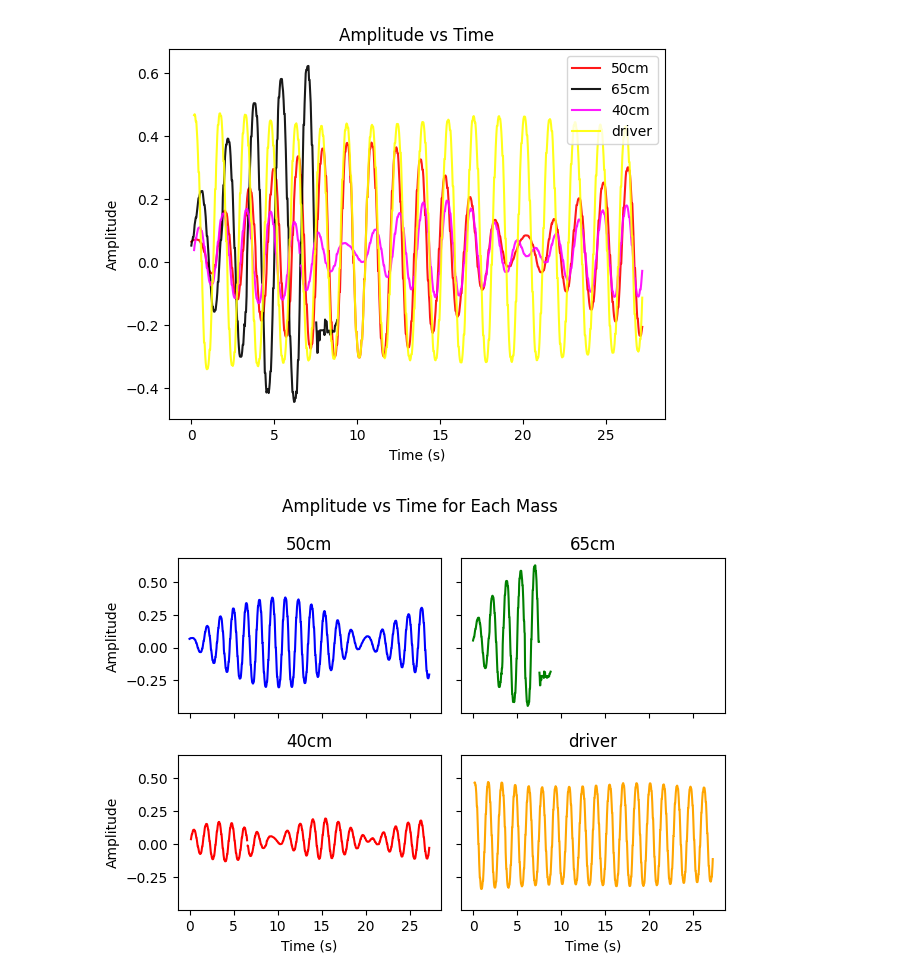
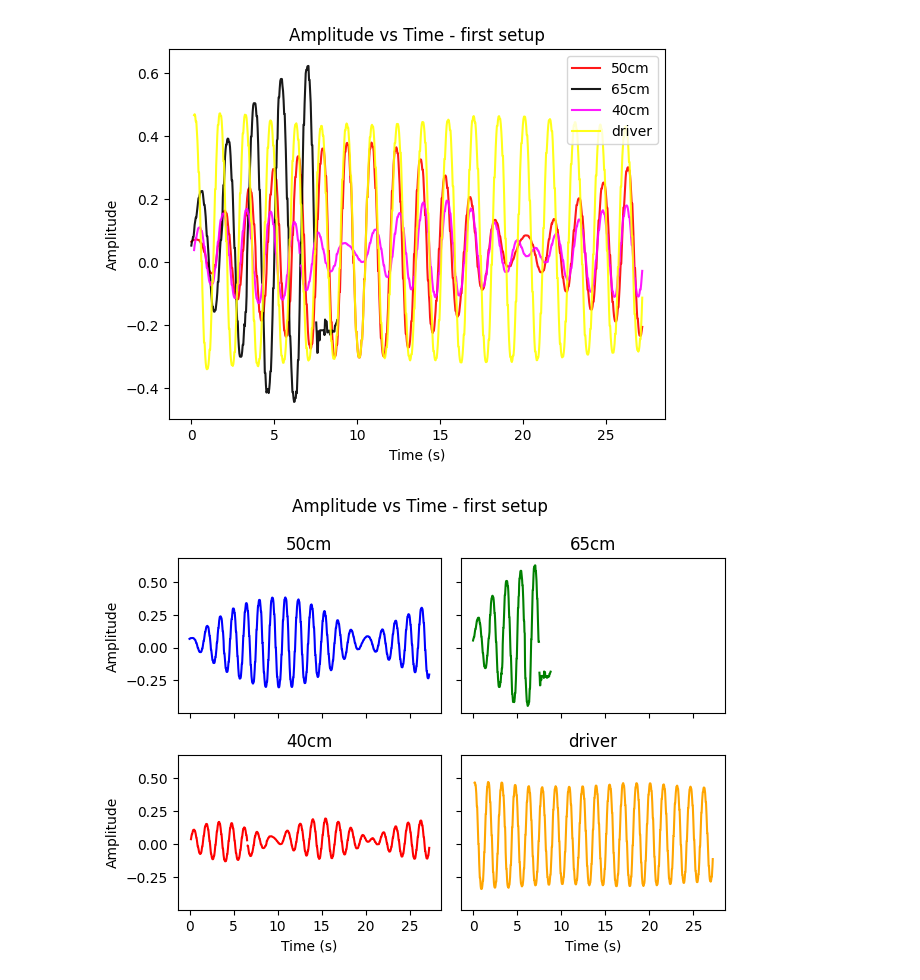
Before and after one commit to kij1n/physics-data-analysis, a Jupyter notebook: sessions/session2.ipynb, the cells around one changed output. Saved outputs shown, nothing was run; the diff lists cells and outputs as text; code cells hidden in the pictures.

Commit message:
adde graph titles

```diff
--- a/sessions/session2.ipynb
+++ b/sessions/session2.ipynb
@@ -14,14 +14,14 @@ pendulums_data = PendulumsData(
 # %%
 cols = ['mass A', 'mass B', 'mass C', 'mass D']
 color_override = ["red", "black", "magenta", "yellow"]
 
 
-plot_all(pendulums_data, cols=cols, color_override=color_override)
+plot_all(pendulums_data, cols=cols, color_override=color_override, title="Amplitude vs Time - first setup")
 plt.show()
-plot_each(pendulums_data)
+plot_each(pendulums_data, title="Amplitude vs Time - first setup")
 # %% [output]
-[figure, old version]
+[figure, new version]
-[figure, old version]
+[figure, new version]
 # %%
 pendulums_data.drop_cols(["mass B", "mass D"])
 pendulums_data.data = pendulums_data.data.dropna()
```
Also changed, not shown: parts of 2 cells of this notebook, 1 other file.
